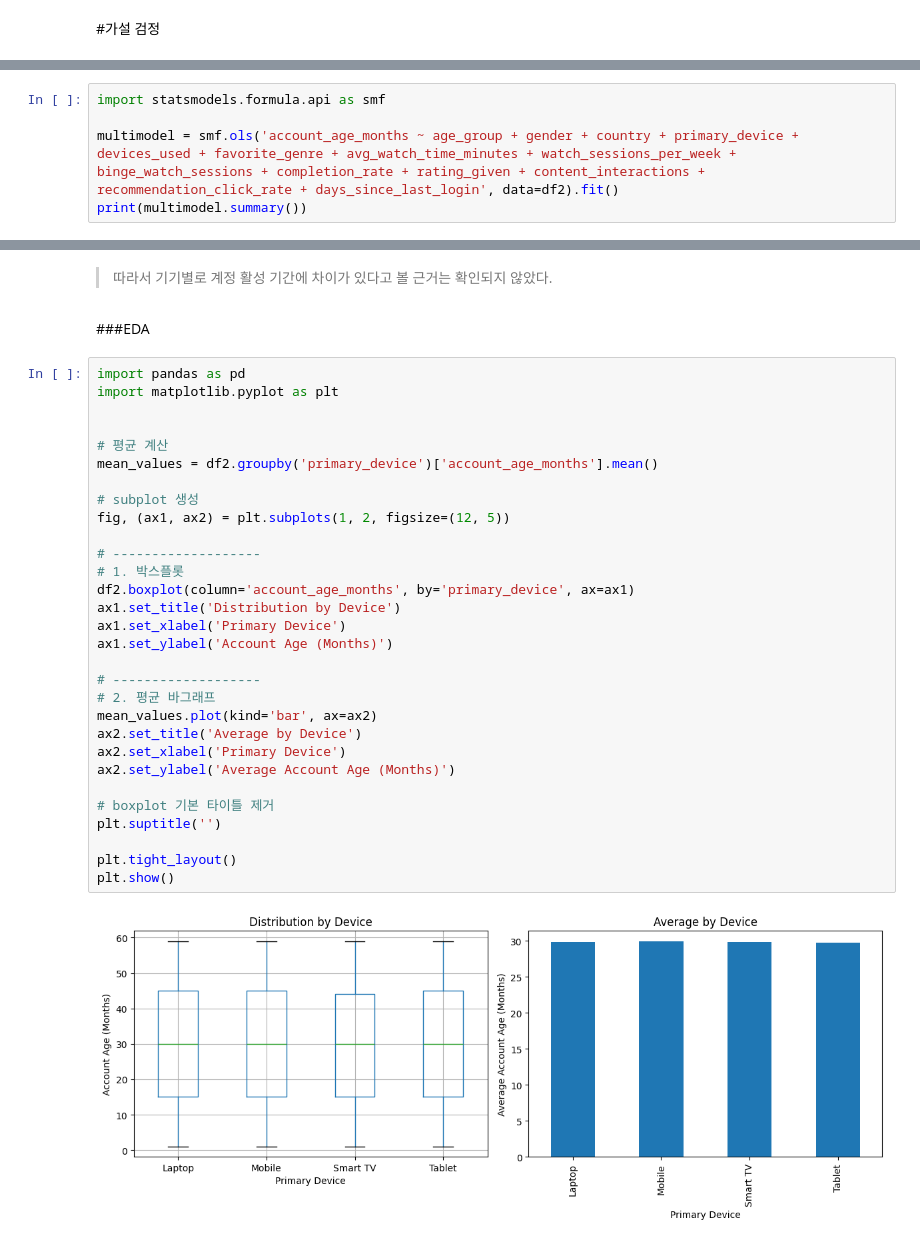
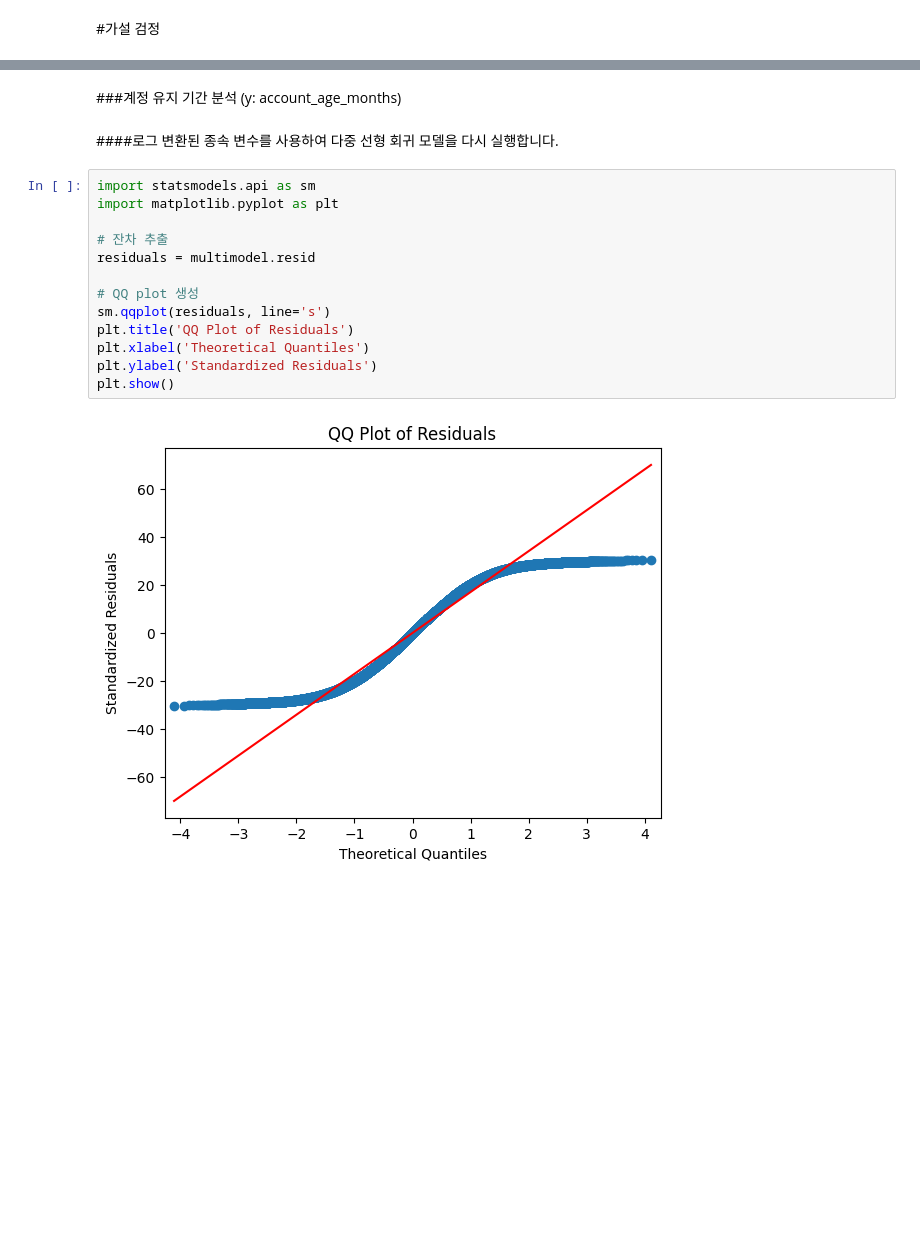
Before and after one commit to DogwonLee/Netflix-User-Behavior, a Jupyter notebook: Netflix.ipynb, the cells around one changed output, grey strips where cells are left out. Drawn from its saved outputs; the diff is of its cells as text; blank space fills up the shorter version.

```diff
--- a/Netflix.ipynb
+++ b/Netflix.ipynb
@@ -206,5 +209,0 @@ df2.head()
-# %%
-import statsmodels.formula.api as smf
-
-multimodel = smf.ols('account_age_months ~ age_group + gender + country + primary_device + devices_used + favorite_genre + avg_watch_time_minutes + watch_sessions_per_week + binge_watch_sessions + completion_rate + rating_given + content_interactions + recommendation_click_rate + days_since_last_login', data=df2).fit()
-print(multimodel.summary())
@@ -410,38 +210,19 @@ Residual           49996.0  1.453663e+07  290.755905       NaN       NaN
-# %% [markdown]
-
-
->따라서 기기별로 계정 활성 기간에 차이가 있다고 볼 근거는 확인되지 않았다.
-# %% [markdown]
-###EDA
-# %%
-import pandas as pd
-import matplotlib.pyplot as plt
-
-
-# 평균 계산
-mean_values = df2.groupby('primary_device')['account_age_months'].mean()
-
-# subplot 생성
-fig, (ax1, ax2) = plt.subplots(1, 2, figsize=(12, 5))
-
-# -------------------
-# 1. 박스플롯
-df2.boxplot(column='account_age_months', by='primary_device', ax=ax1)
-ax1.set_title('Distribution by Device')
-ax1.set_xlabel('Primary Device')
-ax1.set_ylabel('Account Age (Months)')
-
-# -------------------
-# 2. 평균 바그래프
-mean_values.plot(kind='bar', ax=ax2)
-ax2.set_title('Average by Device')
-ax2.set_xlabel('Primary Device')
-ax2.set_ylabel('Average Account Age (Months)')
-
-# boxplot 기본 타이틀 제거
-plt.suptitle('')
-
-plt.tight_layout()
-plt.show()
-# %% [output]
-[figure, removed]
+# %% [markdown]
+###계정 유지 기간 분석 (y: account_age_months)
+# %% [markdown]
+####로그 변환된 종속 변수를 사용하여 다중 선형 회귀 모델을 다시 실행합니다.
+# %%
+import statsmodels.api as sm
+import matplotlib.pyplot as plt
+
+# 잔차 추출
+residuals = multimodel.resid
+
+# QQ plot 생성
+sm.qqplot(residuals, line='s')
+plt.title('QQ Plot of Residuals')
+plt.xlabel('Theoretical Quantiles')
+plt.ylabel('Standardized Residuals')
+plt.show()
+# %% [output]
+[figure, added]
```
Also changed, not shown: parts of 70 cells of this notebook.
